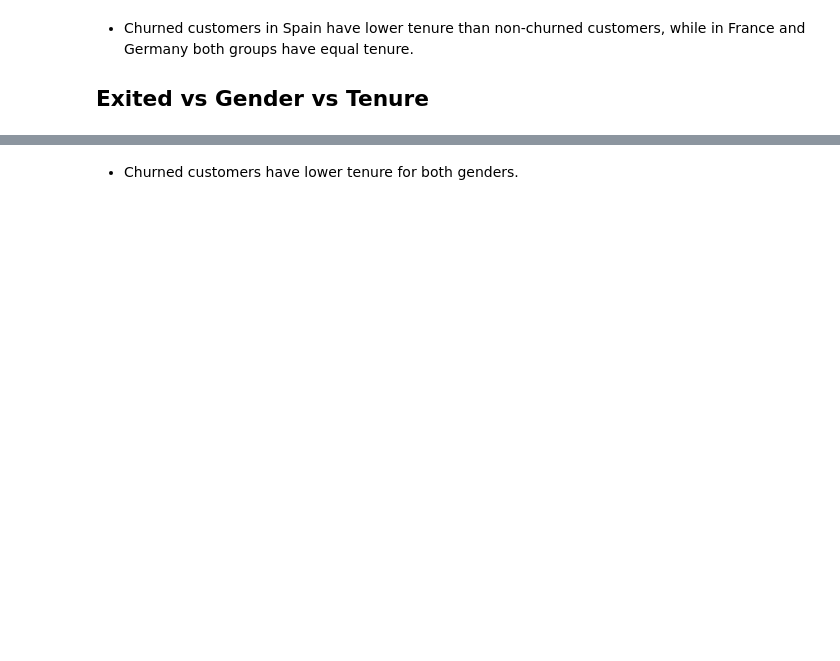
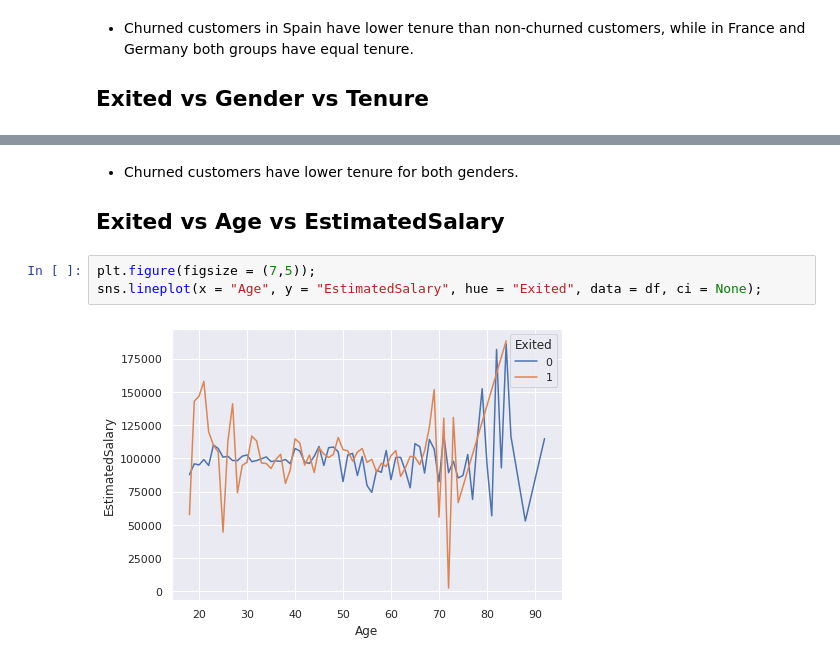
Before and after one commit to liangym2014/Data-science-and-machine-learning, a Jupyter notebook: 7.Bank_Churn.ipynb, the cells around one changed output, grey strips where cells are left out. Saved outputs shown, nothing was run; the diff lists cells and outputs as text; blank space fills up the shorter version.

```diff
--- a/7.Bank_Churn.ipynb
+++ b/7.Bank_Churn.ipynb
@@ -395,4 +394,9 @@ sns.pointplot(x = "Gender", y = "Tenure", hue = "Exited", data = df);
 # %% [markdown]
 - Churned customers have lower tenure for both genders.
 
-##
+## Exited vs Age vs EstimatedSalary
+# %%
+plt.figure(figsize = (7,5));
+sns.lineplot(x = "Age", y = "EstimatedSalary", hue = "Exited", data = df, ci = None);
+# %% [output]
+[figure, added]
```
Also changed, not shown: parts of 30 cells of this notebook.
